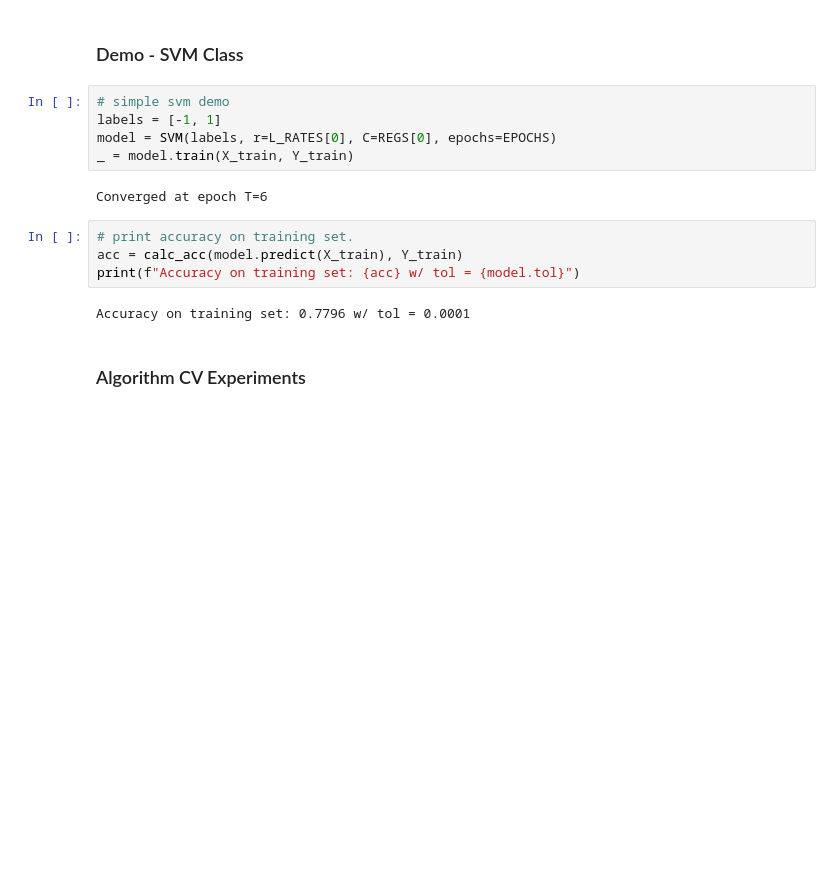
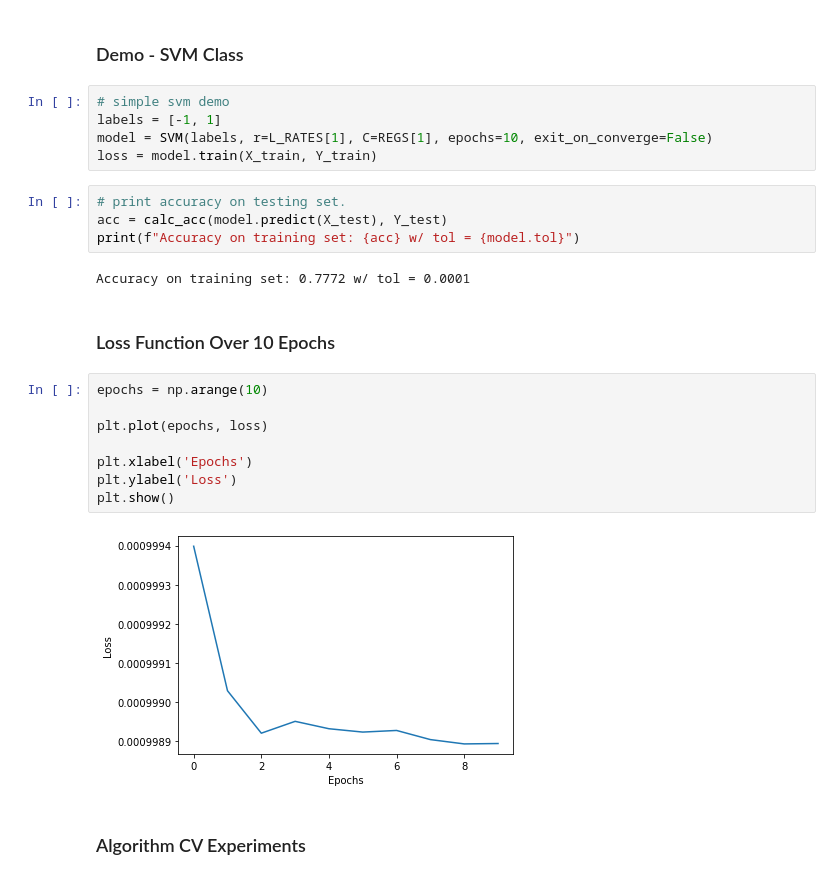
Before and after one commit to CasuallyAlive/ml-projects, a Jupyter notebook: src/hw6/hw6_exp_report.ipynb, the cells around one changed output. Saved outputs shown, nothing was run; the diff lists cells and outputs as text; blank space fills up the shorter version.

```diff
--- a/src/hw6/hw6_exp_report.ipynb
+++ b/src/hw6/hw6_exp_report.ipynb
@@ -32,16 +44,26 @@ EPOCHS=10 # Chosen randomly, allows for faster training times.
 # %%
 # simple svm demo
 labels = [-1, 1]
-model = SVM(labels, r=L_RATES[0], C=REGS[0], epochs=EPOCHS)
-_ = model.train(X_train, Y_train)
+model = SVM(labels, r=L_RATES[1], C=REGS[1], epochs=10, exit_on_converge=False)
+loss = model.train(X_train, Y_train)
-# %% [output]
-Converged at epoch T=6
 # %%
-# print accuracy on training set.
-acc = calc_acc(model.predict(X_train), Y_train)
+# print accuracy on testing set.
+acc = calc_acc(model.predict(X_test), Y_test)
 print(f"Accuracy on training set: {acc} w/ tol = {model.tol}")
 # %% [output]
-Accuracy on training set: 0.7796 w/ tol = 0.0001
+Accuracy on training set: 0.7772 w/ tol = 0.0001
+# %% [markdown]
+### Loss Function Over 10 Epochs
+# %%
+epochs = np.arange(10)
+
+plt.plot(epochs, loss)
+
+plt.xlabel('Epochs')
+plt.ylabel('Loss')
+plt.show()
+# %% [output]
+[figure, added]
 # %% [markdown]
 ### Algorithm CV Experiments
 # %% [markdown]
```
Also changed, not shown: parts of 43 cells of this notebook, 4 other files.
